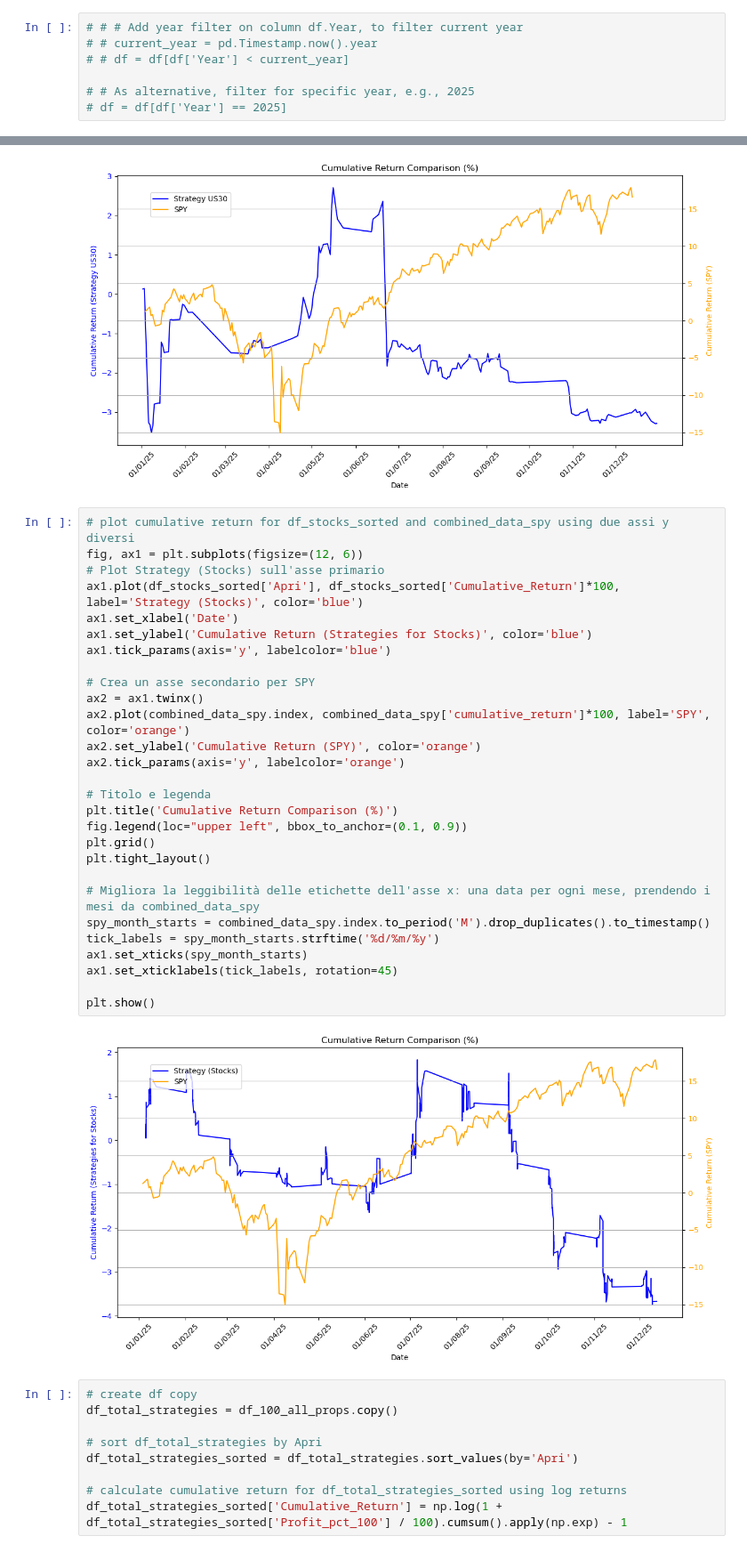
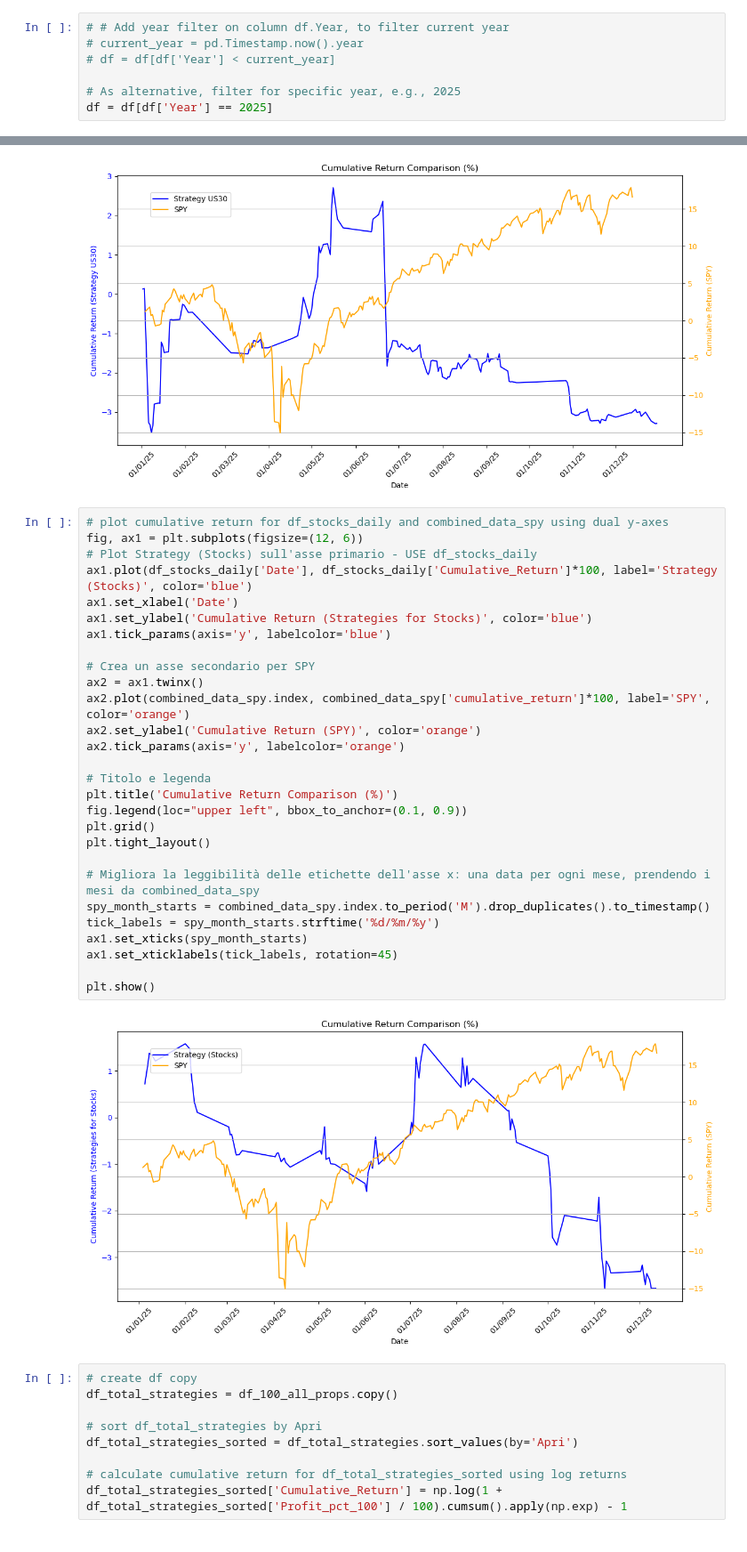
Before and after one commit to scimmione1/prop_trading_results_from_2023, a Jupyter notebook: 01_Prop_Trading_Accounts_complete_analysis_.ipynb, the cells around one changed output, grey strips where cells are left out. Shown at 89% size. Cells and saved outputs as stored; diff of their text form.

```diff
--- a/01_Prop_Trading_Accounts_complete_analysis_.ipynb
+++ b/01_Prop_Trading_Accounts_complete_analysis_.ipynb
@@ -50,12 +50,12 @@ df.shape
 # %% [markdown]
 ### Year Filter
 # %%
-# # # Add year filter on column df.Year, to filter current year
-# # current_year = pd.Timestamp.now().year
-# # df = df[df['Year'] < current_year]
+# # Add year filter on column df.Year, to filter current year
+# current_year = pd.Timestamp.now().year
+# df = df[df['Year'] < current_year]
 
-# # As alternative, filter for specific year, e.g., 2025
-# df = df[df['Year'] == 2025]
+# As alternative, filter for specific year, e.g., 2025
+df = df[df['Year'] == 2025]
 # %%
 # # if df.Account_Type contains 'Founded' change it to 'Funded'
 # df['Account_Type'] = df['Account_Type'].replace('Founded', 'Funded')
@@ -1937,35 +1922,35 @@ plt.show()
 # %% [output]
 [figure]
 # %%
-# plot cumulative return for df_stocks_sorted and combined_data_spy using due assi y diversi
+# plot cumulative return for df_stocks_daily and combined_data_spy using dual y-axes
 fig, ax1 = plt.subplots(figsize=(12, 6))
-# Plot Strategy (Stocks) sull'asse primario
-ax1.plot(df_stocks_sorted['Apri'], df_stocks_sorted['Cumulative_Return']*100, label='Strategy (Stocks)', color='blue')
+# Plot Strategy (Stocks) sull'asse primario - USE df_stocks_daily
+ax1.plot(df_stocks_daily['Date'], df_stocks_daily['Cumulative_Return']*100, label='Strategy (Stocks)', color='blue')
 ax1.set_xlabel('Date')
 ax1.set_ylabel('Cumulative Return (Strategies for Stocks)', color='blue')
 ax1.tick_params(axis='y', labelcolor='blue')
 
 # Crea un asse secondario per SPY
 ax2 = ax1.twinx()
 ax2.plot(combined_data_spy.index, combined_data_spy['cumulative_return']*100, label='SPY', color='orange')
 ax2.set_ylabel('Cumulative Return (SPY)', color='orange')
 ax2.tick_params(axis='y', labelcolor='orange')
 
 # Titolo e legenda
 plt.title('Cumulative Return Comparison (%)')
 fig.legend(loc="upper left", bbox_to_anchor=(0.1, 0.9))
 plt.grid()
 plt.tight_layout()
 
 # Migliora la leggibilità delle etichette dell'asse x: una data per ogni mese, prendendo i mesi da combined_data_spy
 spy_month_starts = combined_data_spy.index.to_period('M').drop_duplicates().to_timestamp()
 tick_labels = spy_month_starts.strftime('%d/%m/%y')
 ax1.set_xticks(spy_month_starts)
 ax1.set_xticklabels(tick_labels, rotation=45)
 
 plt.show()
 # %% [output]
-[figure, old version]
+[figure, new version]
 # %%
 # create df copy
 df_total_strategies = df_100_all_props.copy()
```
Also changed, not shown: parts of 56 cells of this notebook.
